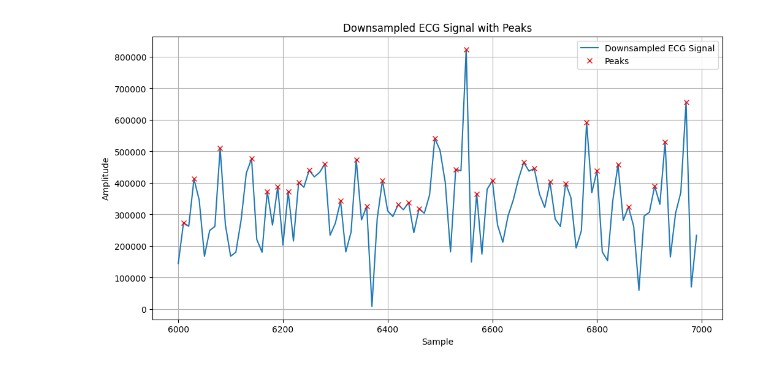
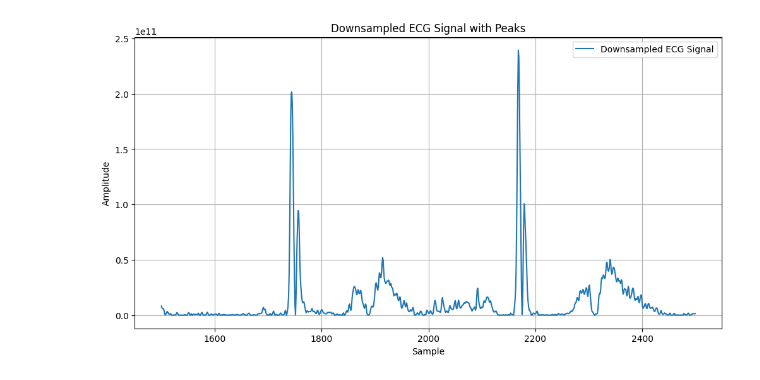
Before and after one commit to swissdeam/ECG, a Jupyter notebook: Untitled.ipynb, the cells around one changed output. Drawn from its saved outputs; the diff is of its cells as text; code cells hidden in the pictures.

Commit message:
cool visual

```diff
--- a/Untitled.ipynb
+++ b/Untitled.ipynb
@@ -5,21 +5,17 @@ import numpy as np
 import seaborn as sns
 from scipy.signal import find_peaks
 # %%
-ecg_data = pd.read_csv("ECG_22_1.csv", sep='\t', on_bad_lines='skip')
-value = ecg_data.loc[24000, '0']
-print(type(value))
+ecg_data = pd.read_csv("ECG_22_f.csv", sep='\t', on_bad_lines='skip')
+
 
 ecg_data['spaces'] = ecg_data['0'].str.strip()
 ecg_data['spaces'] = ecg_data['spaces'].str.replace(',', '.')
 ecg_data['digits'] = pd.to_numeric(ecg_data['spaces'], errors='coerce')
 ecg_data['digits_int'] = ecg_data['digits'].astype(int)
-ecg_data
+ecg_data['digits_int'] = abs(ecg_data['digits_int']) ** 2
 
-value2 = ecg_data.loc[24000, 'digits_int']
-print(type(value2))
-print(type(value2))
-print(ecg_data.dtypes)
 
-df_part = ecg_data.iloc[6000:7000].copy()
+
+df_part = ecg_data.iloc[1500:2500].copy()
 df_part
 # %% [output]
@@ -47,33 +35,33 @@ dtype: object
 # %%
 
 # plt.figure(figsize=(12, 6))
 # plt.plot(df_part.index, df_part['digits_int'])
 # plt.title("ECG Signal Visualization")
 # plt.xlabel("Sample")
 # plt.ylabel("Amplitude")
 # plt.grid(True)
 # plt.show()
 
 
 # Downsample the data
-downsample_rate = 10
+downsample_rate = 1
 df_downsampled = df_part.iloc[::downsample_rate]
 
 # Detect peaks in the downsampled data
-peaks, _ = find_peaks(df_downsampled['digits_int'], height=0)  # Adjust height as needed
+# peaks, _ = find_peaks(df_downsampled['digits_int'], height=0)  # Adjust height as needed
 
 plt.figure(figsize=(12, 6))
 plt.plot(df_downsampled.index, df_downsampled['digits_int'], label="Downsampled ECG Signal")
-plt.plot(df_downsampled.index[peaks], df_downsampled['digits_int'].iloc[peaks], "rx", label="Peaks")
+# plt.plot(df_downsampled.index[peaks], df_downsampled['digits_int'].iloc[peaks], "rx", label="Peaks")
 plt.title("Downsampled ECG Signal with Peaks")
 plt.xlabel("Sample")
 plt.ylabel("Amplitude")
 plt.grid(True)
 plt.legend()
 # plt.gca().invert_yaxis()
 plt.show()
 
 
 # plt.plot(data = ecg_data.columns['digits'])
 # %% [output]
-[figure, old version]
+[figure, new version]
```
Also changed, not shown: parts of 1 cell of this notebook, 25 other files.
